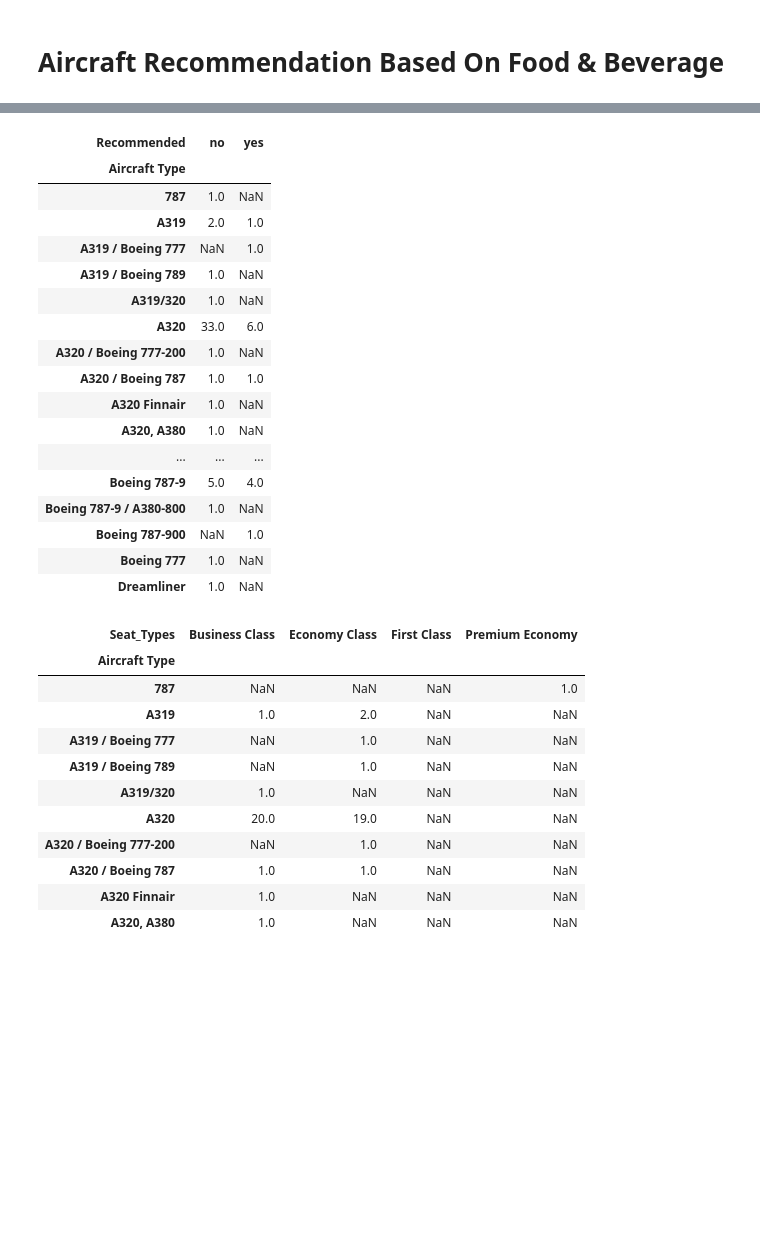
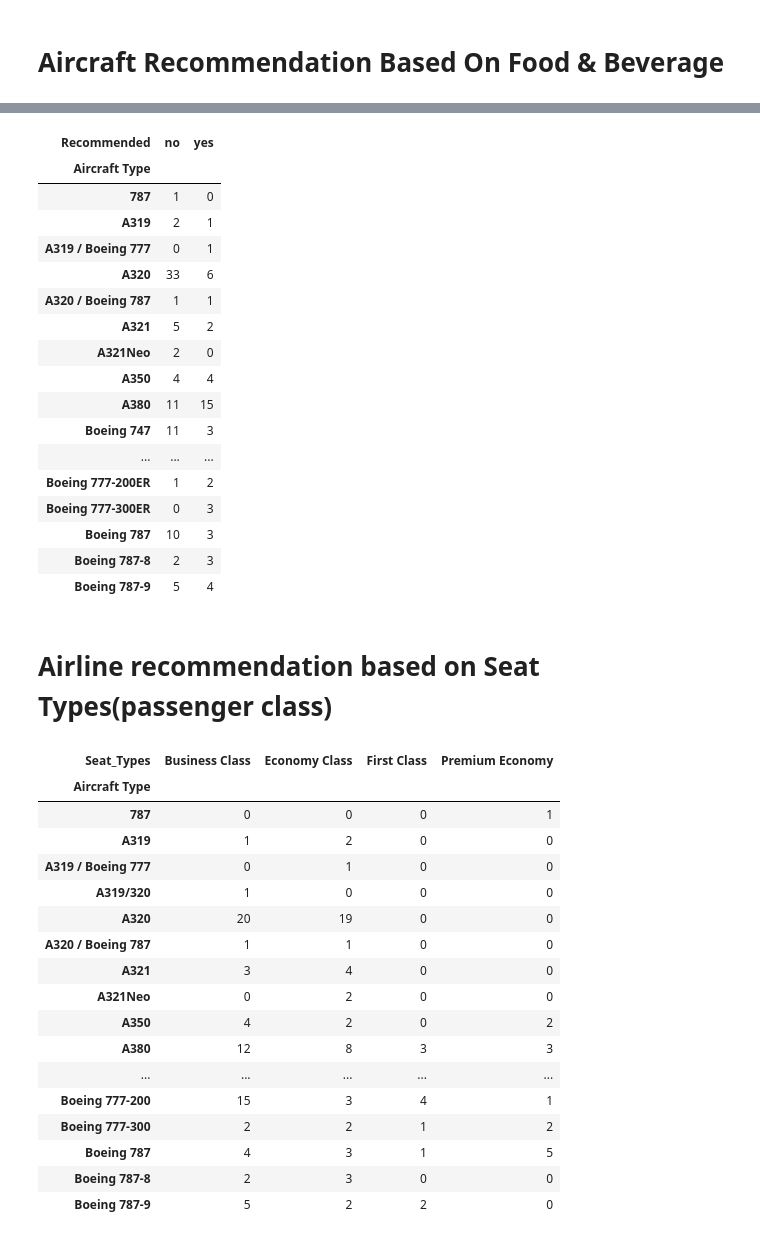
Before and after one commit to chonyeagoro/Project_3_Data_Engineering, a Jupyter notebook: Project_3_data_engineering.ipynb, the cells around one changed output, grey strips where cells are left out. Cells and saved outputs as stored; diff of their text form; code cells hidden in the pictures; blank space fills up the shorter version.

```diff
--- a/Project_3_data_engineering.ipynb
+++ b/Project_3_data_engineering.ipynb
@@ -248,0 +233,6 @@ And there are 47 unique aircrafts
+# %%
+# Clean up 'Aircraft Type' column by removing special characters and whitespace, and converting to lowercase
+airlines_merged_df['Aircraft Type'] = airlines_merged_df['Aircraft Type'].str.replace('[^\w\s]', '').str.strip().str.replace('\xa0', ' ').str.lower()
+aircraft = airlines_merged_df.groupby('Aircraft Type').size()
+print(unique_aircrafts)
+print(f"And there are {unique_amounts} unique aircraft types")
@@ -325,38 +342,48 @@ NameError: name 'recommendation_df' is not defined
 # %%
-aircraft_recommendations = airlines_merged_df.groupby(['Aircraft Type', 'Recommended']).size().unstack()
+aircraft_recommendations = airlines_merged_df.groupby(['Aircraft Type', 'Recommended']).size().unstack(fill_value=0)
+aircraft_recommendations = aircraft_recommendations.drop_duplicates()
 aircraft_recommendations
 # %% [output]
 | Recommended | no | yes |
 | Aircraft Type |  |  |
-| 787 | 1.0 | NaN |
-| A319 | 2.0 | 1.0 |
-| A319 / Boeing 777 | NaN | 1.0 |
-| A319 / Boeing 789 | 1.0 | NaN |
-| A319/320 | 1.0 | NaN |
-| A320 | 33.0 | 6.0 |
-| A320 / Boeing 777-200 | 1.0 | NaN |
-| A320 / Boeing 787 | 1.0 | 1.0 |
-| A320 Finnair | 1.0 | NaN |
-| A320, A380 | 1.0 | NaN |
+| 787 | 1 | 0 |
+| A319 | 2 | 1 |
+| A319 / Boeing 777 | 0 | 1 |
+| A320 | 33 | 6 |
+| A320 / Boeing 787 | 1 | 1 |
+| A321 | 5 | 2 |
+| A321Neo | 2 | 0 |
+| A350 | 4 | 4 |
+| A380 | 11 | 15 |
+| Boeing 747 | 11 | 3 |
 | ... | ... | ... |
-| Boeing 787-9 | 5.0 | 4.0 |
-| Boeing 787-9 / A380-800 | 1.0 | NaN |
-| Boeing 787-900 | NaN | 1.0 |
-| Boeing 777 | 1.0 | NaN |
-| Dreamliner | 1.0 | NaN |
+| Boeing 777-200ER | 1 | 2 |
+| Boeing 777-300ER | 0 | 3 |
+| Boeing 787 | 10 | 3 |
+| Boeing 787-8 | 2 | 3 |
+| Boeing 787-9 | 5 | 4 |
+# %% [markdown]
+# Airline recommendation based on Seat Types(passenger class)
 # %%
-service_seat_count = airlines_merged_df.groupby(['Aircraft Type', 'Seat_Types']).size().unstack()
-service_seat_count.head(10)
+service_seat_count = airlines_merged_df.groupby(['Aircraft Type', 'Seat_Types']).size().unstack(fill_value=0)
+service_seat_count = service_seat_count.drop_duplicates()
+service_seat_count
 # %% [output]
 | Seat_Types | Business Class | Economy Class | First Class | Premium Economy |
 | Aircraft Type |  |  |  |  |
-| 787 | NaN | NaN | NaN | 1.0 |
-| A319 | 1.0 | 2.0 | NaN | NaN |
-| A319 / Boeing 777 | NaN | 1.0 | NaN | NaN |
-| A319 / Boeing 789 | NaN | 1.0 | NaN | NaN |
-| A319/320 | 1.0 | NaN | NaN | NaN |
-| A320 | 20.0 | 19.0 | NaN | NaN |
-| A320 / Boeing 777-200 | NaN | 1.0 | NaN | NaN |
-| A320 / Boeing 787 | 1.0 | 1.0 | NaN | NaN |
-| A320 Finnair | 1.0 | NaN | NaN | NaN |
-| A320, A380 | 1.0 | NaN | NaN | NaN |
+| 787 | 0 | 0 | 0 | 1 |
+| A319 | 1 | 2 | 0 | 0 |
+| A319 / Boeing 777 | 0 | 1 | 0 | 0 |
+| A319/320 | 1 | 0 | 0 | 0 |
+| A320 | 20 | 19 | 0 | 0 |
+| A320 / Boeing 787 | 1 | 1 | 0 | 0 |
+| A321 | 3 | 4 | 0 | 0 |
+| A321Neo | 0 | 2 | 0 | 0 |
+| A350 | 4 | 2 | 0 | 2 |
+| A380 | 12 | 8 | 3 | 3 |
+| ... | ... | ... | ... | ... |
+| Boeing 777-200 | 15 | 3 | 4 | 1 |
+| Boeing 777-300 | 2 | 2 | 1 | 2 |
+| Boeing 787 | 4 | 3 | 1 | 5 |
+| Boeing 787-8 | 2 | 3 | 0 | 0 |
+| Boeing 787-9 | 5 | 2 | 2 | 0 |
```
Also changed, not shown: parts of 23 cells of this notebook.
